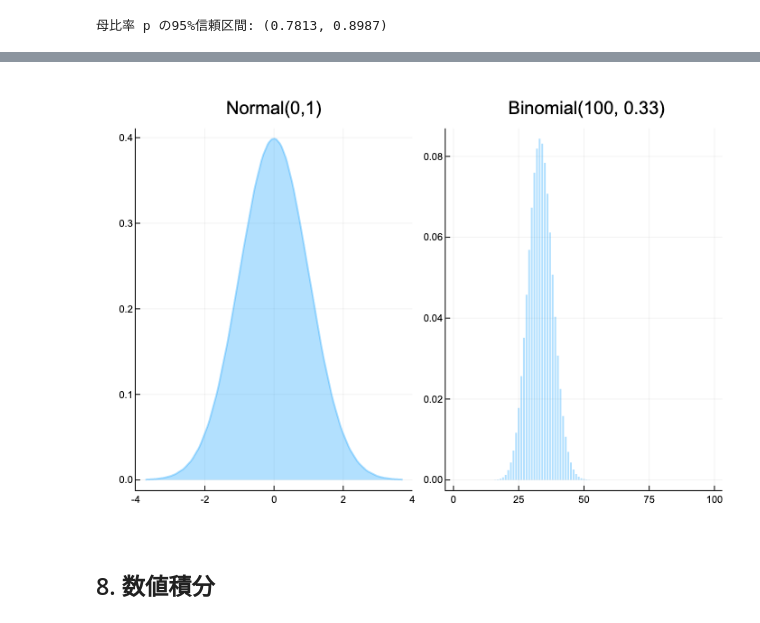
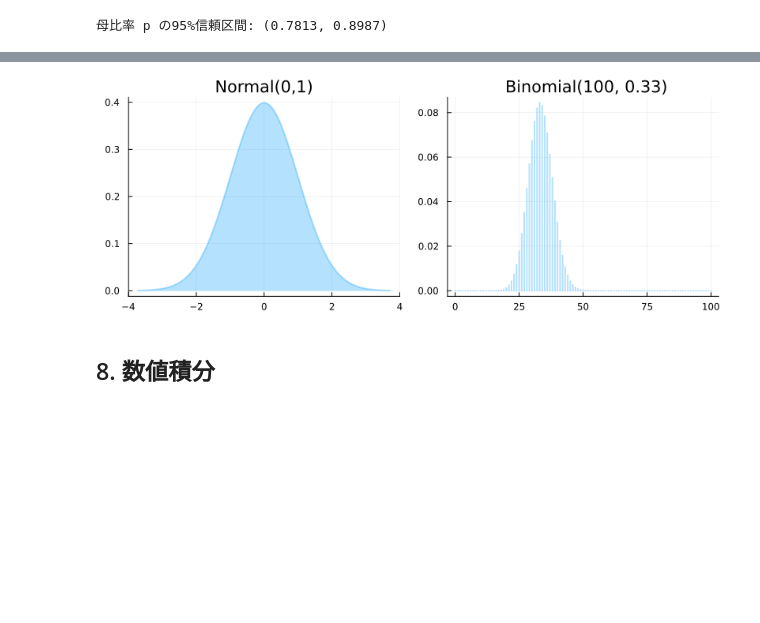
Before and after one commit to shimizudan/20250622julia-tokai, a Jupyter notebook: 20250622.ipynb, the cells around one changed output, grey strips where cells are left out. Saved outputs shown, nothing was run; the diff lists cells and outputs as text; code cells hidden in the pictures; blank space fills up the shorter version.

```diff
--- a/20250622.ipynb
+++ b/20250622.ipynb
@@ -393,30 +399,30 @@ plot!([p_L, p_U], fill(0.05, 2); lw=3, c=:red, label="wald")
 # %%
 # 正規分布と二項分布の可視化
 using StatsPlots
-plotlyjs()
+# plotlyjs()
 # 正規分布
 p1 = plot(Normal(0, 1),
          xlim=(-4, 4),
          title="Normal(0,1)",
          lw=2,
          fill=true,
          alpha=0.3,label=false)
 
 # 二項分布
 n_binom = 100
 p_binom = 1/3
 binom_dist = Binomial(n_binom, p_binom)
 
 p2 = plot(binom_dist,
          title=" Binomial($n_binom, $(round(p_binom, digits=2)))",
          lw=2,
          fill=true,
          alpha=0.3,label=false)
 
 
 plot(p1, p2, layout=(1, 2), size=(800, 300))
 # %% [output]
-[figure, old version]
+[figure, new version]
 # %% [markdown]
 ## 8. 数値積分
 # %%
```
Also changed, not shown: parts of 9 cells of this notebook.
